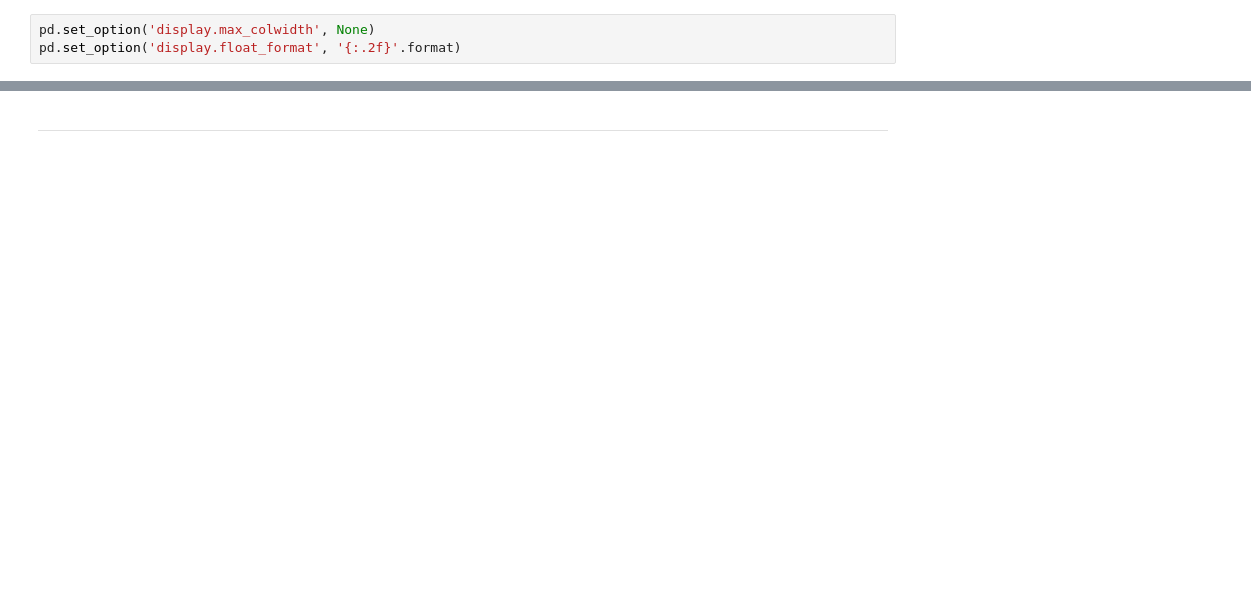
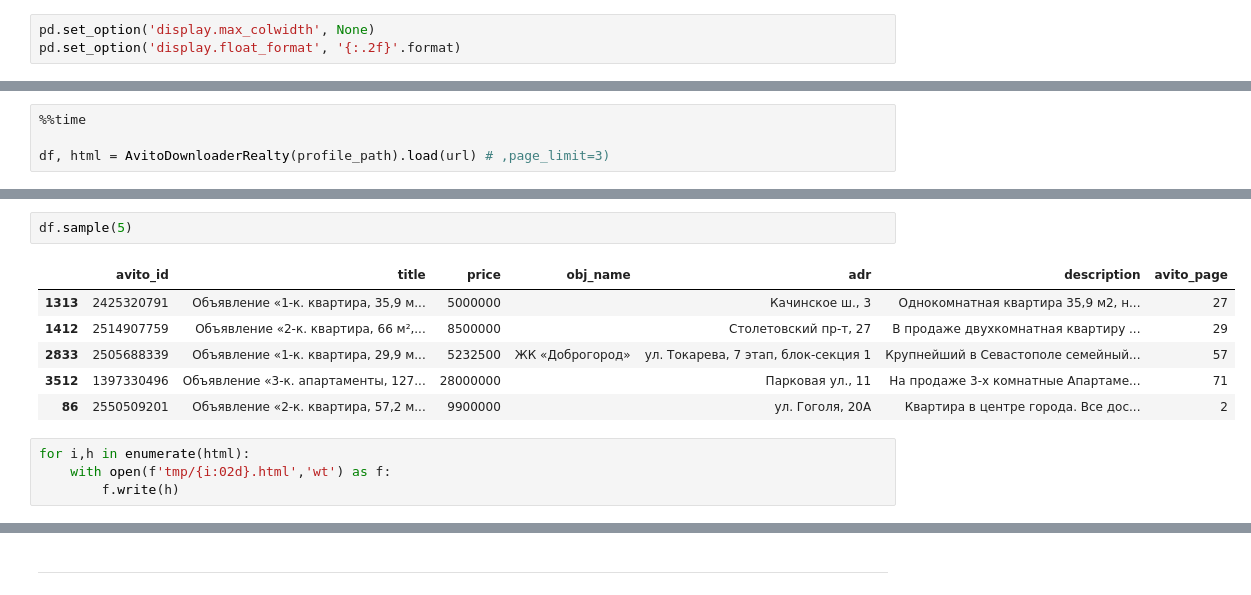
Before and after one commit to smechanoid/avito-parser, a Jupyter notebook: 01-avito-downloader.ipynb, the cells around one changed output, grey strips where cells are left out. Cells and saved outputs as stored; diff of their text form; blank space fills up the shorter version.

```diff
--- a/01-avito-downloader.ipynb
+++ b/01-avito-downloader.ipynb
@@ -127,0 +44,4 @@ class AvitoDownloaderRealty(AvitoDownloader):
+# %%
+%%time
+
+df, html = AvitoDownloaderRealty(profile_path).load(url) # ,page_limit=3)
@@ -127,0 +62,13 @@ class AvitoDownloaderRealty(AvitoDownloader):
+# %%
+df.sample(5)
+# %% [output]
+|  | avito_id | title | price | obj_name | adr | description | avito_page |
+| 1313 | 2425320791 | Объявление «1-к. квартира, 35,9 м... | 5000000 |  | Качинское ш., 3 | Однокомнатная квартира 35,9 м2, н... | 27 |
+| 1412 | 2514907759 | Объявление «2-к. квартира, 66 м²,... | 8500000 |  | Столетовский пр-т, 27 | В продаже двухкомнатная квартиру ... | 29 |
+| 2833 | 2505688339 | Объявление «1-к. квартира, 29,9 м... | 5232500 | ЖК «Доброгород» | ул. Токарева, 7 этап, блок-секция 1 | Крупнейший в Севастополе семейный... | 57 |
+| 3512 | 1397330496 | Объявление «3-к. апартаменты, 127... | 28000000 |  | Парковая ул., 11 | На продаже 3-х комнатные Апартаме... | 71 |
+| 86 | 2550509201 | Объявление «2-к. квартира, 57,2 м... | 9900000 |  | ул. Гоголя, 20А | Квартира в центре города. Все дос... | 2 |
+# %%
+for i,h in enumerate(html):
+    with open(f'tmp/{i:02d}.html','wt') as f:
+        f.write(h)
```
Also changed, not shown: parts of 25 cells of this notebook, 4 other files.
